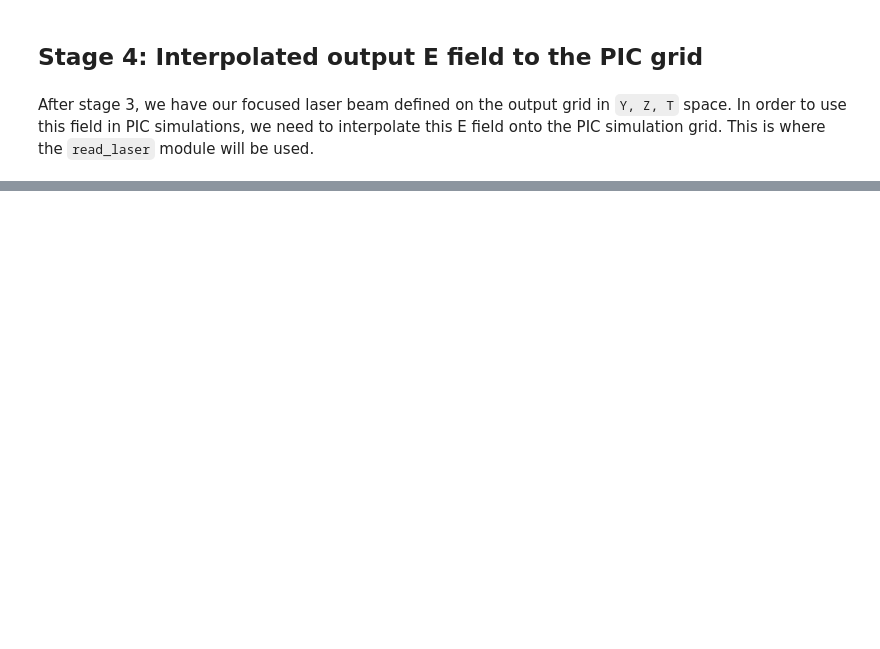
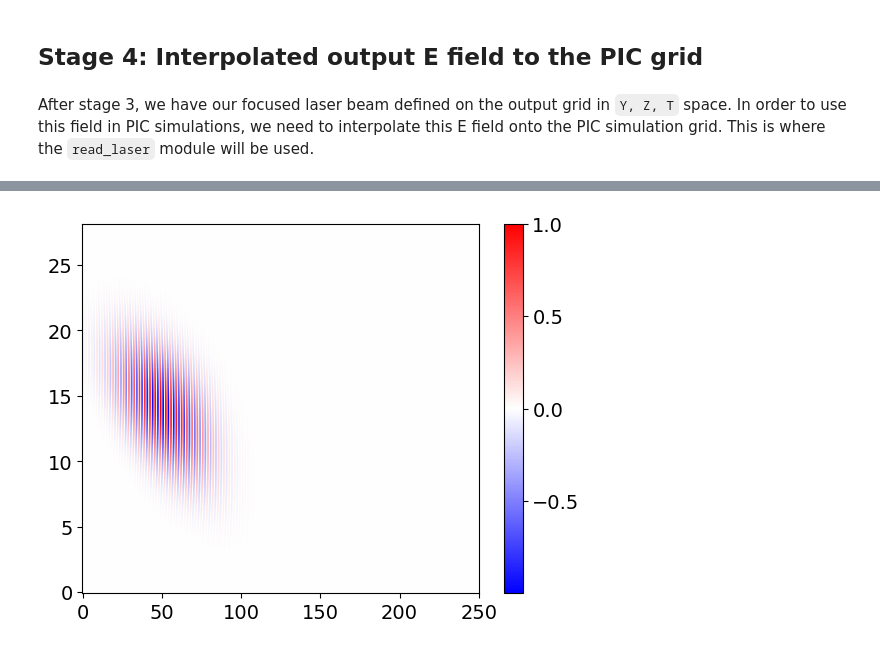
Before and after one commit to kcharbo3/Arbitrary-Laser-Fields-for-PIC, a Jupyter notebook: notebooks/Tutorial.ipynb, the cells around one changed output, grey strips where cells are left out. Cells and saved outputs as stored; diff of their text form; code cells hidden in the pictures; blank space fills up the shorter version.

```diff
--- a/notebooks/Tutorial.ipynb
+++ b/notebooks/Tutorial.ipynb
@@ -301,9 +327,27 @@ laser_visualization.plot_Et_sim_YT(input_field, z_val=0, is_Ey=True)
 # %%
-sim_grid_parameters = grid.compute_sim_grid(
+grid_params = sim_grid_parameters.compute_sim_grid(
     input_field.prop.times, input_field.prop.y_vals_output, input_field.prop.z_vals_output
 )
 
 Etyz_sim = np.memmap(
     input_field.prop.data_directory_path + constants.OUTPUT_ET_SIM_FILE_Y, dtype='complex64',
-    mode='r+', shape=(sim_grid_parameters.num_y_vals, sim_grid_parameters.num_t_vals, sim_grid_parameters.num_z_vals)
+    mode='r+', shape=(grid_params.num_y_vals, grid_params.num_t_vals, grid_params.num_z_vals)
 )
+
+center_z = len(Etyz_sim[0, 0, :])//2
+Etyz_sim = Etyz_sim[:, :, center_z]
+Etyz_sim = Etyz_sim / np.abs(Etyz_sim).max()
+
+times_sim = grid_params.sim_times_fs[:grid_params.num_t_vals]
+y_sim = grid_params.sim_y_vals_um_half[grid_params.y_indexes.lo_index_sim_half:grid_params.y_indexes.hi_index_sim_half + 1]
+
+plt.imshow(Etyz_sim.real, aspect='auto',
+                   extent=[times_sim[0], times_sim[-1], y_sim[0], y_sim[-1]],
+                   interpolation="none", cmap='bwr')
+plt.xticks(np.array([0, 50, 100, 150, 200, 250]), fontsize=14)
+plt.yticks(np.array([0, 5, 10, 15, 20, 25]), fontsize=14)
+cbar = plt.colorbar(ticks=[-1, -0.5, 0, 0.5, 1])
+cbar.ax.tick_params(labelsize=14)
+#plt.savefig("/Users/kylecharbonnet/Desktop/Tutorial_Plots/" + "interpEt", transparent=True)
+# %% [output]
+[figure, added]
```
Also changed, not shown: parts of 10 cells of this notebook, 15 other files.
